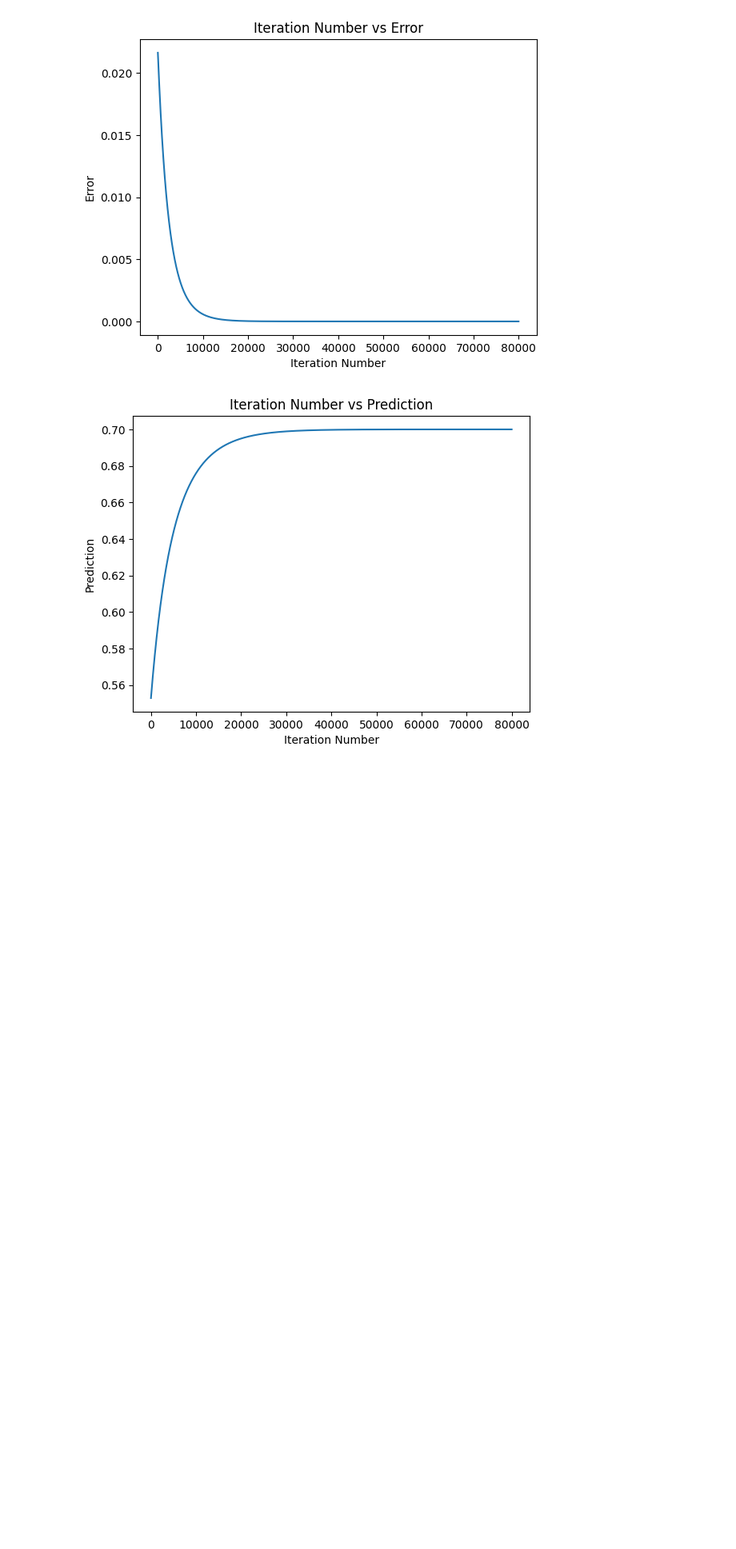
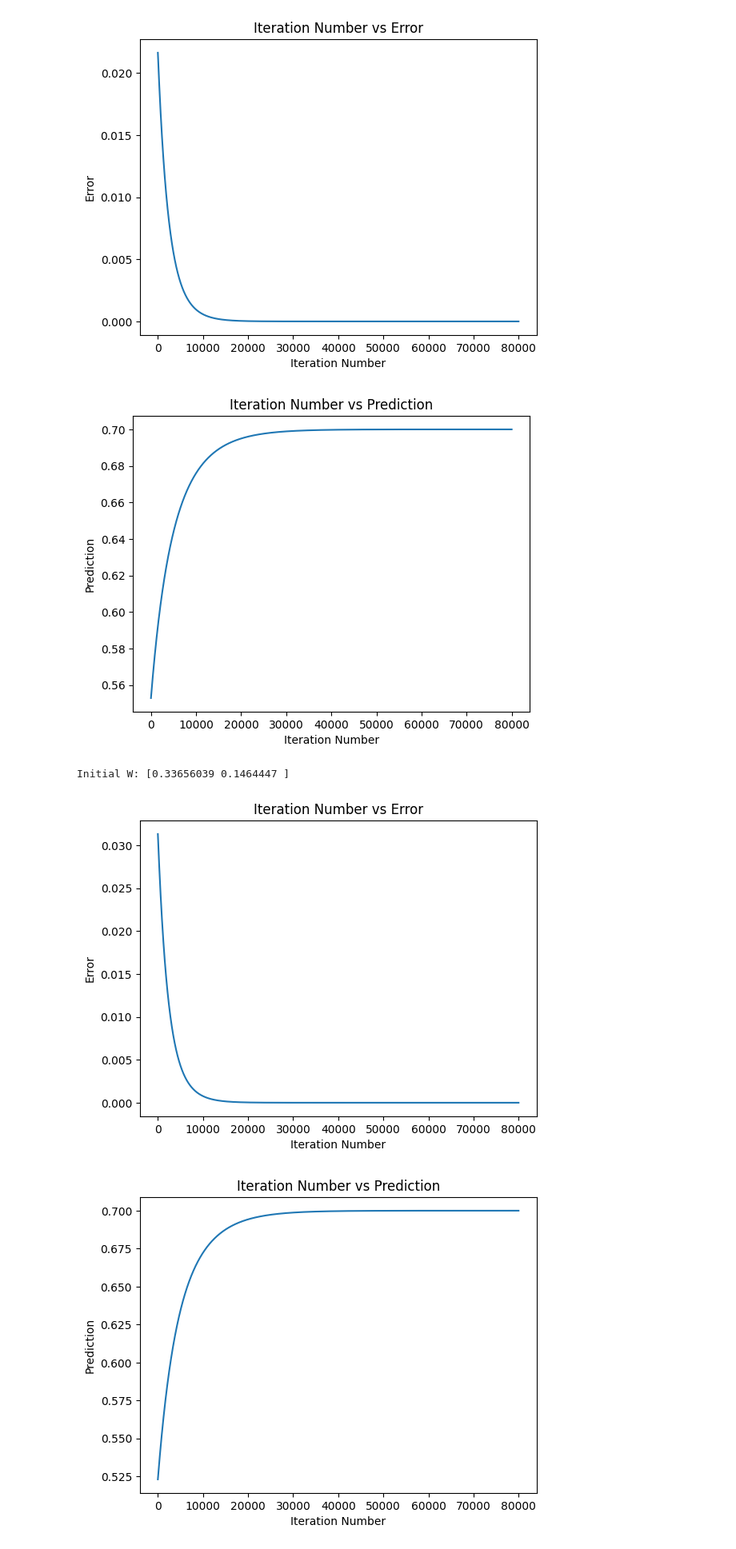
Before and after one commit to Chakrapani2122/Labs, a Jupyter notebook: ML Programs/4/Program4.ipynb, the cells around one changed output. Shown at 80% size. Cells and saved outputs as stored; diff of their text form; code cells hidden in the pictures; blank space fills up the shorter version.

```diff
--- a/ML Programs/4/Program4.ipynb
+++ b/ML Programs/4/Program4.ipynb
@@ -65,3 +65,54 @@ Initial W :  0.2347545241743929 0.47232972448959964
 Text(0, 0.5, 'Prediction')
 [figure]
 [figure]
+# %%
+import numpy as np
+import matplotlib.pyplot as plt
+
+def sigmoid(x):
+    return 1.0 / (1 + np.exp(-x))
+
+def error(predicted, target):
+    return np.power(predicted - target, 2)
+
+def update_w(w, grad, learning_rate):
+    return w - learning_rate * grad
+
+x = np.array([0.1, 0.4])
+target = 0.7
+learning_rate = 0.01
+w = np.random.rand(2)
+print("Initial W:", w)
+
+predicted_output = []
+network_error = []
+
+for _ in range(80000):
+    # Forward Pass
+    y = np.dot(w, x)
+    predicted = sigmoid(y)
+    err = error(predicted, target)
+    predicted_output.append(predicted)
+    network_error.append(err)
+
+    # Backward Pass
+    grad = 2 * (predicted - target) * sigmoid(y) * (1.0 - sigmoid(y))
+    w -= learning_rate * grad * x
+
+plt.figure()
+plt.plot(network_error)
+plt.title("Iteration Number vs Error")
+plt.xlabel("Iteration Number")
+plt.ylabel("Error")
+
+plt.figure()
+plt.plot(predicted_output)
+plt.title("Iteration Number vs Prediction")
+plt.xlabel("Iteration Number")
+plt.ylabel("Prediction")
+
+plt.show()
+# %% [output]
+Initial W: [0.33656039 0.1464447 ]
+[figure, added]
+[figure, added]
```
Also changed, not shown: 3 other files.
